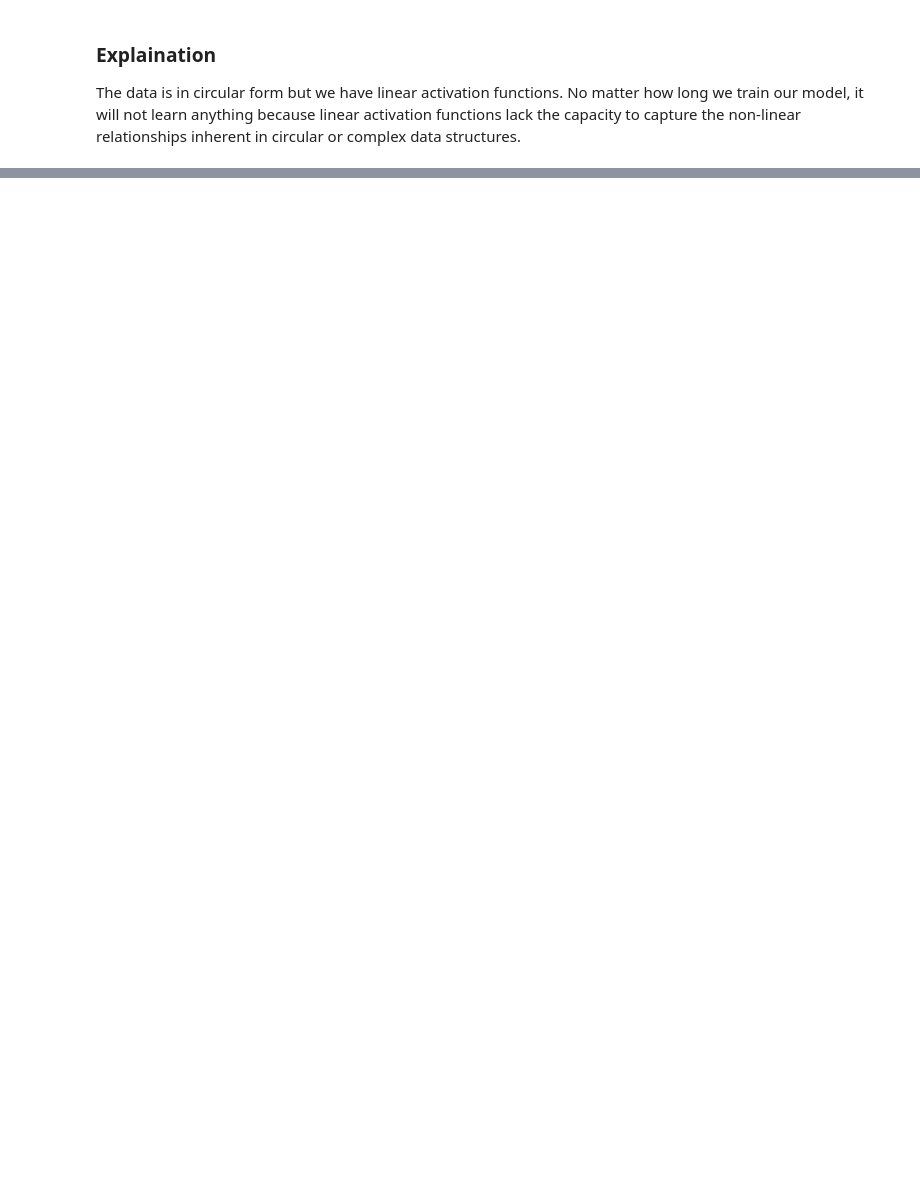
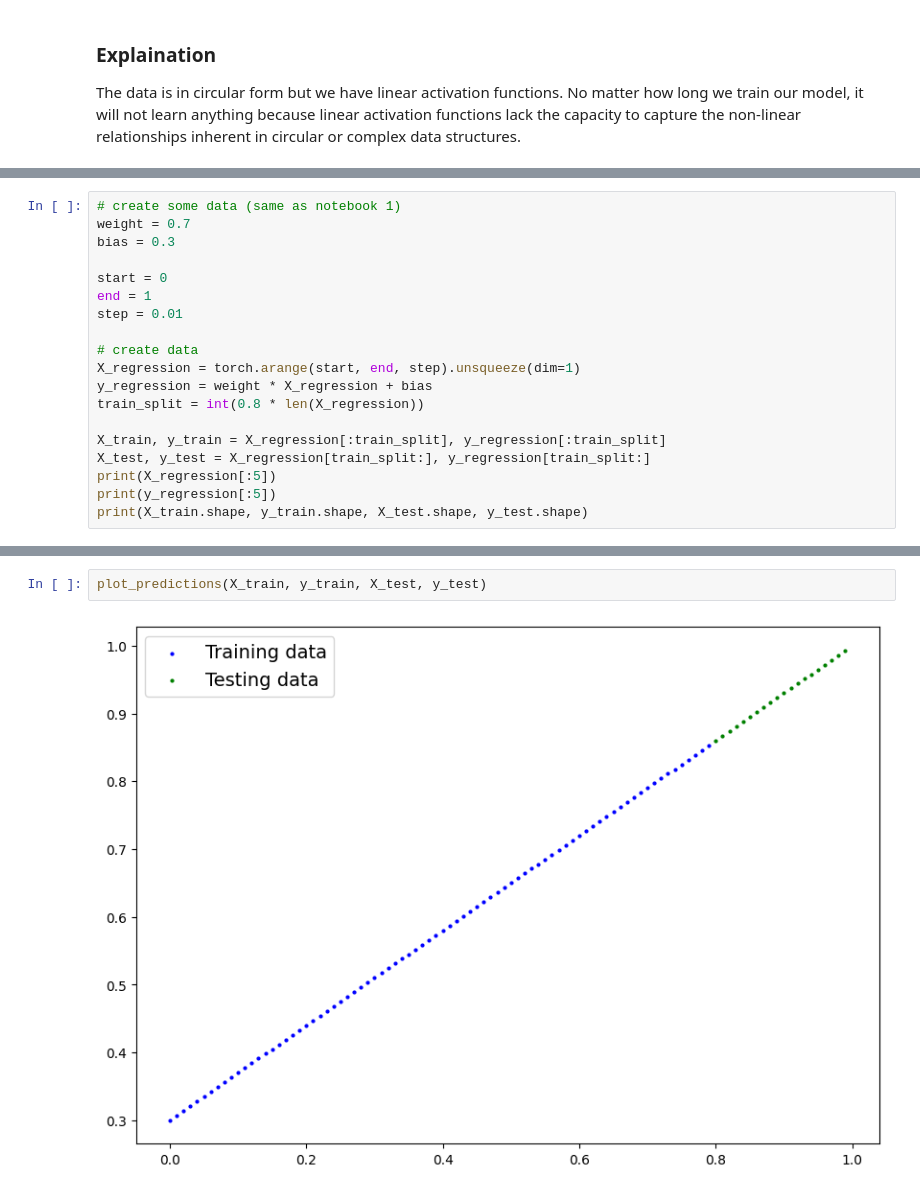
Before and after one commit to m-talbi/deep-learning, a Jupyter notebook: le_7.ipynb, the cells around one changed output, grey strips where cells are left out. Saved outputs shown, nothing was run; the diff lists cells and outputs as text; blank space fills up the shorter version.

```diff
--- a/le_7.ipynb
+++ b/le_7.ipynb
@@ -466,0 +588,19 @@ The following are options that deal directly with the model rather than the data
+# %%
+# create some data (same as notebook 1)
+weight = 0.7
+bias = 0.3
+
+start = 0
+end = 1
+step = 0.01
+
+# create data
+X_regression = torch.arange(start, end, step).unsqueeze(dim=1)
+y_regression = weight * X_regression + bias
+train_split = int(0.8 * len(X_regression))
+
+X_train, y_train = X_regression[:train_split], y_regression[:train_split]
+X_test, y_test = X_regression[train_split:], y_regression[train_split:]
+print(X_regression[:5])
+print(y_regression[:5])
+print(X_train.shape, y_train.shape, X_test.shape, y_test.shape)
@@ -466,0 +619,4 @@ The following are options that deal directly with the model rather than the data
+# %%
+plot_predictions(X_train, y_train, X_test, y_test)
+# %% [output]
+[figure, added]
```
Also changed, not shown: parts of 27 cells of this notebook, 2 other files.
